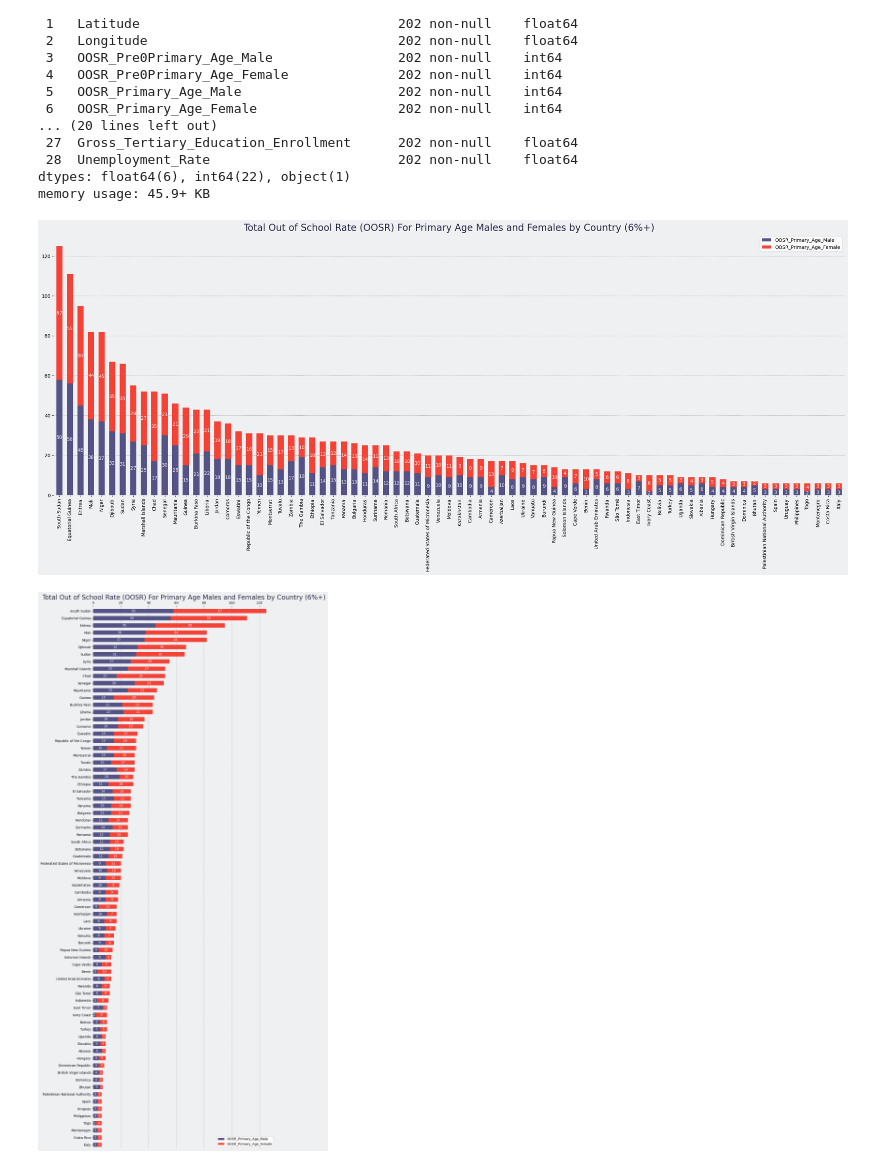
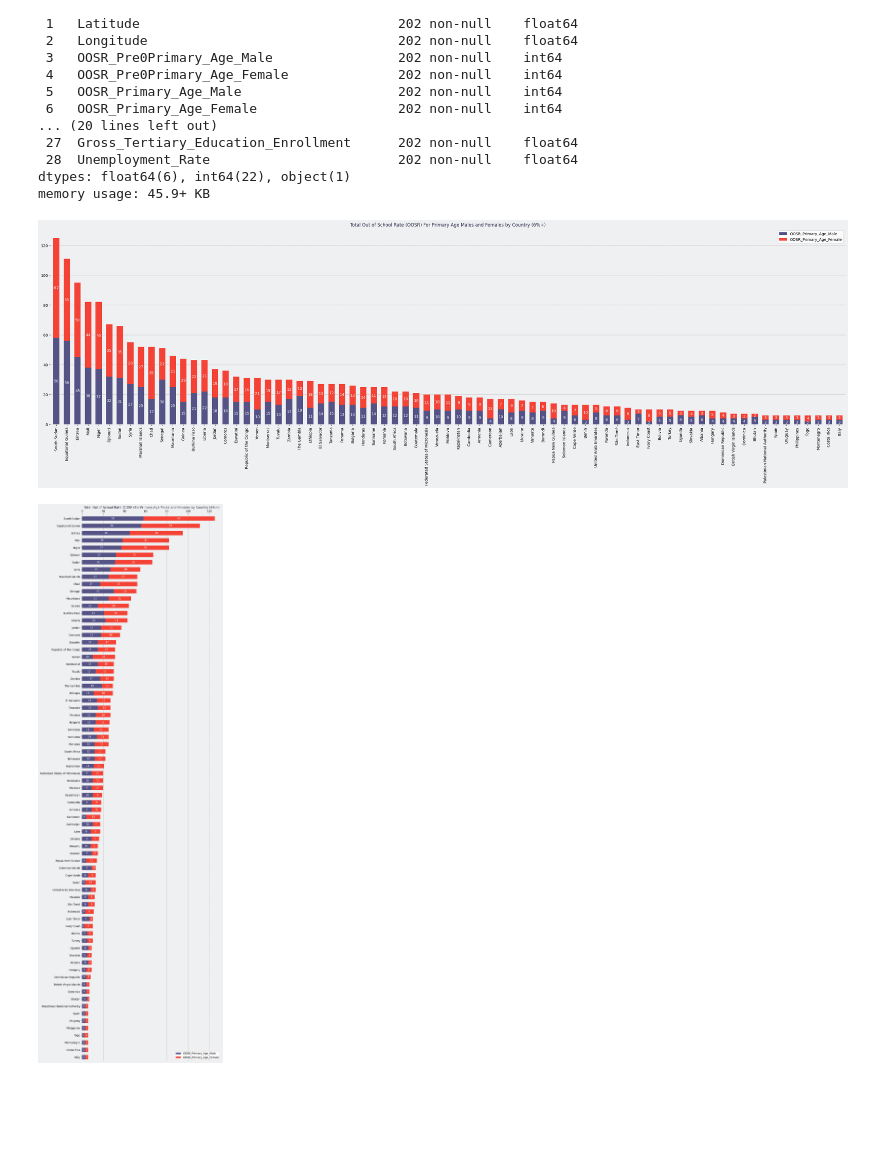
Before and after one commit to kik369/world_education_data, a Jupyter notebook: global_education.ipynb, the cells around one changed output. Saved outputs shown, nothing was run; the diff lists cells and outputs as text; code cells hidden in the pictures; blank space fills up the shorter version.

```diff
--- a/global_education.ipynb
+++ b/global_education.ipynb
@@ -81,35 +81,37 @@ sorted_df.head(75).plot(
     y=["OOSR_Primary_Age_Male", "OOSR_Primary_Age_Female"],
     stacked=True,
     ax=ax,
     width=0.6,
     zorder=3,
 )
 
 
 plt.title(
     "Total Out of School Rate (OOSR) For Primary Age Males and Females by Country (6%+)",
     color="#282943",
-    fontsize=20,
+    fontsize=12,
 )
 
 plt.grid(axis="y", linestyle=":", zorder=0, color="#857C79")
 
 for p in ax.patches:
     ax.text(
         p.get_x() + p.get_width() / 2,
         p.get_y() + p.get_height() / 2,
         f"{int(p.get_height()):,}",
         ha="center",
         va="center",
         fontsize=10,
         color="#EFF0F2",
     )
 
 plt.xlabel("")
 ax.legend(loc="best")
+plt.tight_layout()
+plt.savefig("./output/Total_OOSR_Primary_Age_h.svg", format="svg")
 plt.show()
 # %% [output]
-[figure, old version]
+[figure, new version]
 # %%
 # Add a temporary column for sorting
 df["Temp_Total_OOSR"] = df["OOSR_Primary_Age_Male"] + df["OOSR_Primary_Age_Female"]
@@ -152,7 +154,7 @@ sorted_df.plot(
 plt.title(
     "Total Out of School Rate (OOSR) For Primary Age Males and Females by Country (6%+)",
     color="#282943",
-    fontsize=20,
+    fontsize=12,
 )
 plt.grid(axis="x", linestyle=":", zorder=0, color="#857C79")
 
@@ -169,6 +171,8 @@ for p in ax.patches:
 
 plt.ylabel("")
 ax.legend(loc="best")
+plt.tight_layout()
+plt.savefig("./output/Total_OOSR_Primary_Age_v.svg", format="svg")
 plt.show()
 # %% [output]
-[figure, old version]
+[figure, new version]
```
